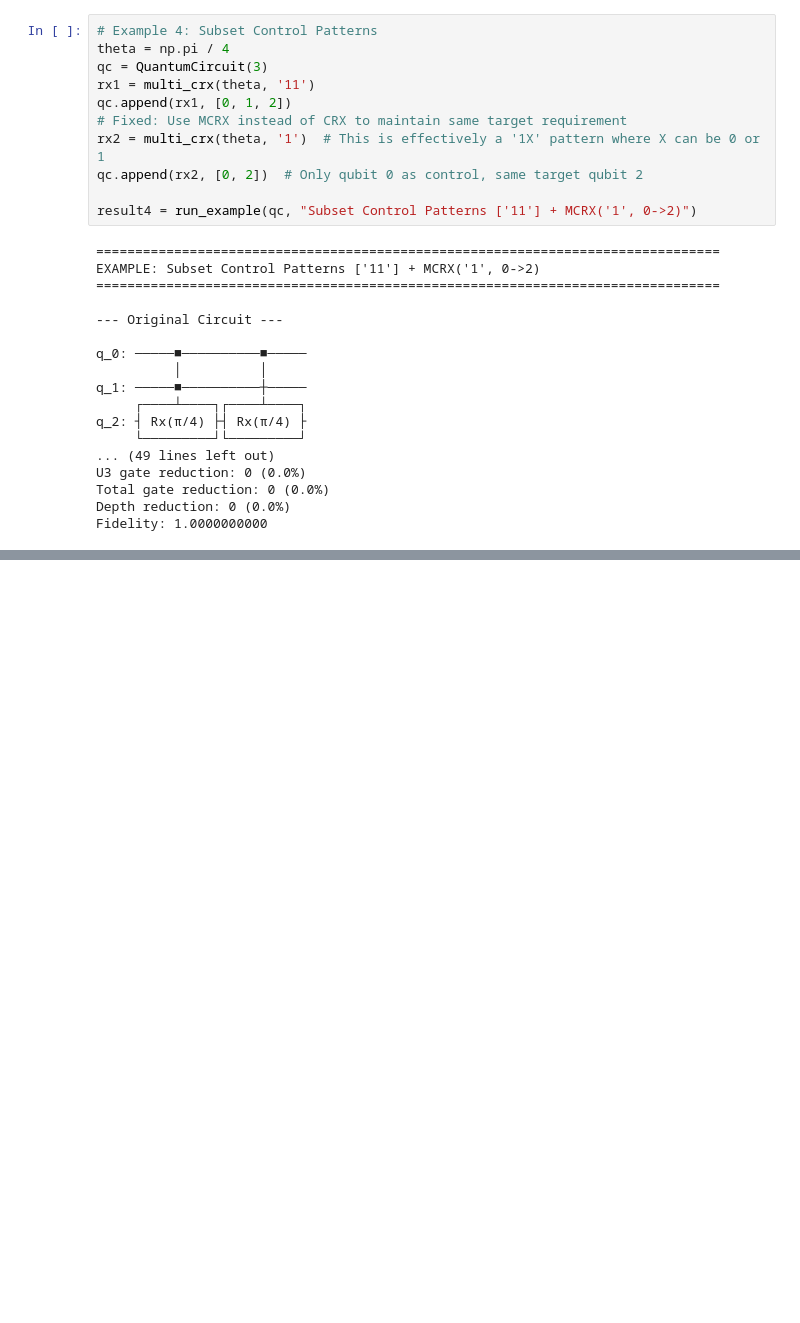
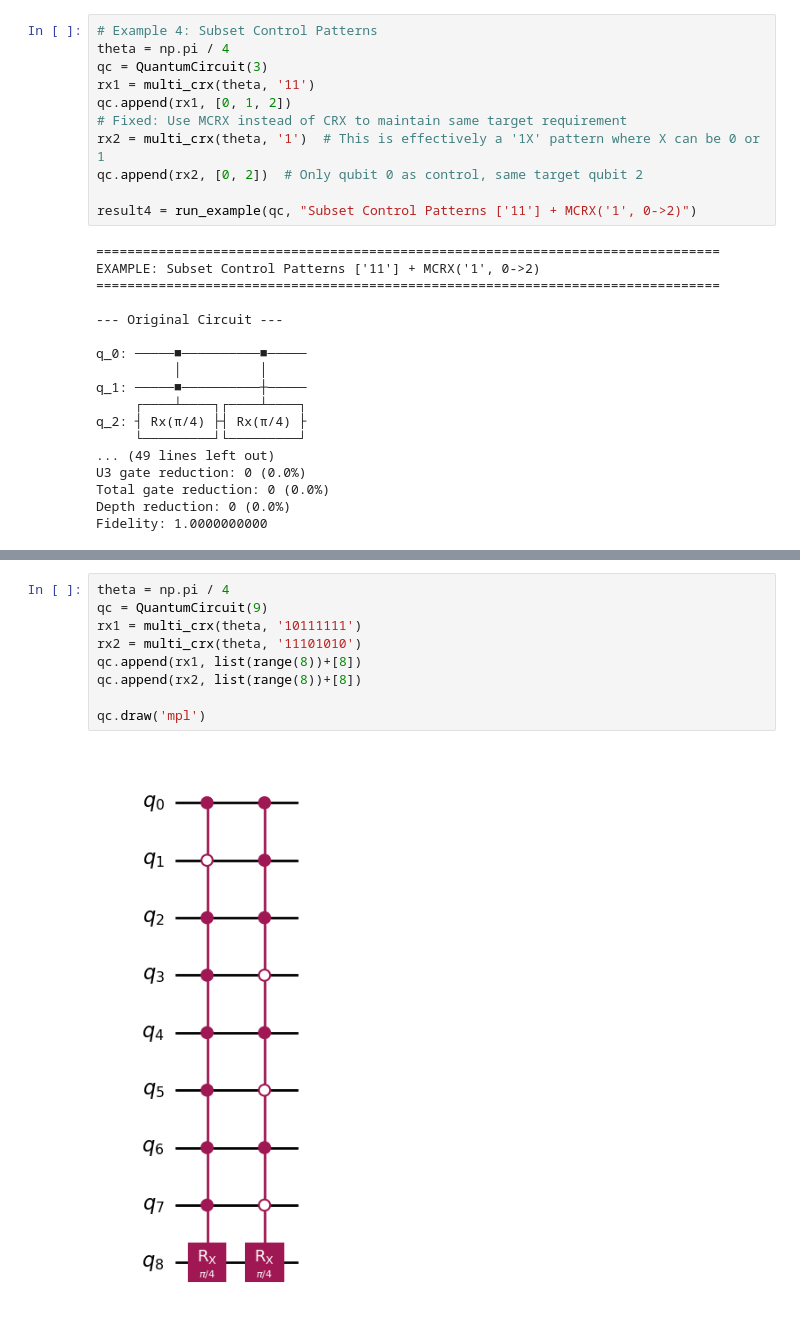
Before and after one commit to Mostafa-Atallah2020/ctqw-matching-decomp, a Jupyter notebook: examples/control reductions.ipynb, the cells around one changed output, grey strips where cells are left out. Drawn from its saved outputs; the diff is of its cells as text; blank space fills up the shorter version.

Commit message:
Saving the inaccuratly simplified circuits

```diff
--- a/examples/control reductions.ipynb
+++ b/examples/control reductions.ipynb
@@ -473,3 +500,14 @@ U3 gate reduction: 95 (40.4%)
 Total gate reduction: 189 (41.5%)
 Depth reduction: 0 (0.0%)
 Fidelity: 1.0000000000
+# %%
+theta = np.pi / 4
+qc = QuantumCircuit(9)
+rx1 = multi_crx(theta, '10111111')
+rx2 = multi_crx(theta, '11101010')
+qc.append(rx1, list(range(8))+[8])
+qc.append(rx2, list(range(8))+[8])
+
+qc.draw('mpl')
+# %% [output]
+[figure, added]
```
Also changed, not shown: parts of 10 cells of this notebook, 5 other files.
